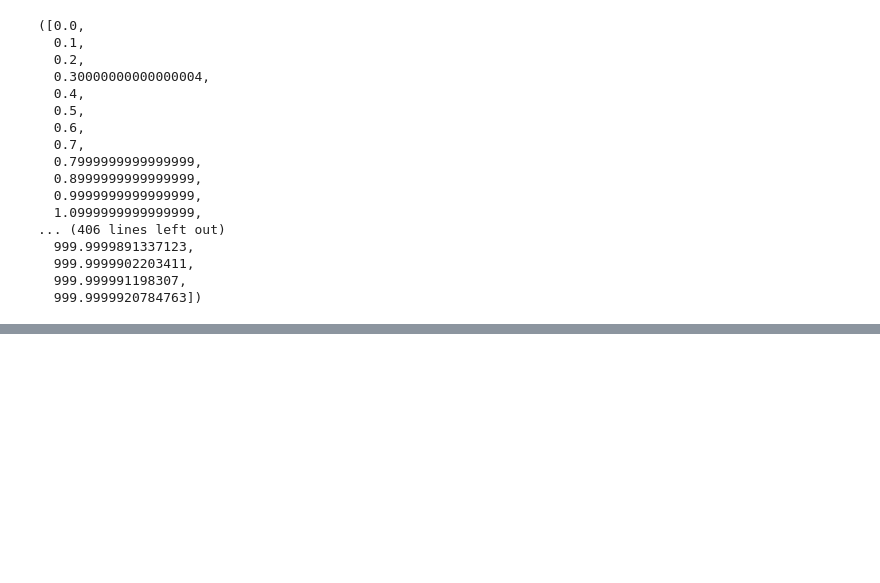
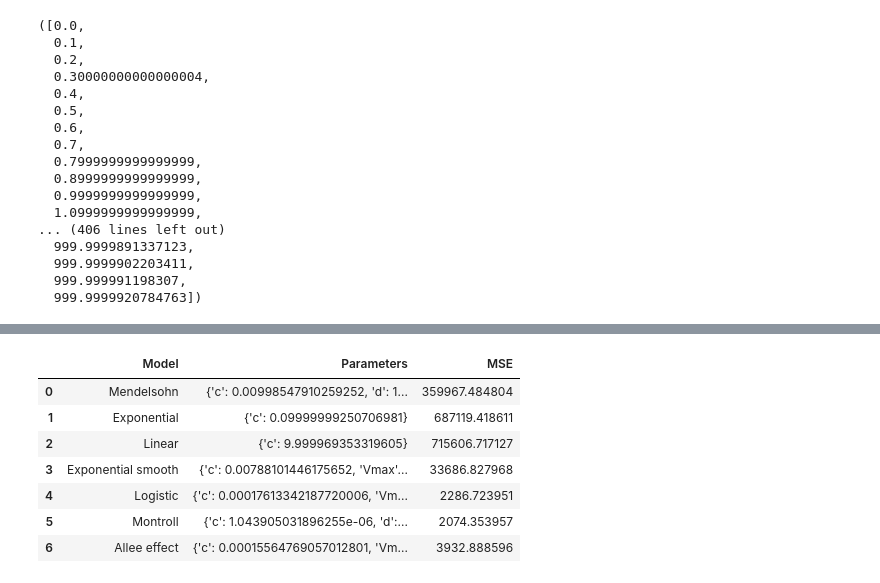
Before and after one commit to FleurLuten/ModellerenVanKankerCasusA, a Jupyter notebook: Logboek/Fleur.ipynb, the cells around one changed output, grey strips where cells are left out. Saved outputs shown, nothing was run; the diff lists cells and outputs as text; code cells hidden in the pictures; blank space fills up the shorter version.

```diff
--- a/Logboek/Fleur.ipynb
+++ b/Logboek/Fleur.ipynb
@@ -234,0 +403,58 @@ Vandaag ga ik bezig met de optimalisatie (workshop 3) en daarna ga ik de modelve
+# %%
+def optimaliseer_model(model_naam, tumor_id):
+
+    # Tumor selecteren
+    tumor = data[data["ID"] == tumor_id].sort_values(by="Day")
+
+    meetdagen = tumor["Day"].to_numpy(dtype=float)
+    meetwaarden = tumor["Size"].to_numpy(dtype=float)
+
+    V0 = meetwaarden[0]
+    t_start = meetdagen[0]
+
+    # Instellingen ophalen
+    instellingen = model_instellingen[model_naam]
+
+    # Model ophalen
+    model = EULER_MODELS[model_naam]
+
+    # Random Search uitvoeren
+    beste_parameters, beste_mse = random_search(
+        model=model,
+        start_parameters=instellingen["start"],
+        stapgroottes=instellingen["stappen"],
+        V0=V0,
+        t_start=t_start,
+        meetdagen=meetdagen,
+        meetwaarden=meetwaarden,
+        dt=0.1,
+        max_tries=1000,
+        grenzen=instellingen["grenzen"]
+    )
+
+    print(f"Model: {model_naam}")
+    print("Beste parameters:", beste_parameters)
+    print("Beste MSE:", beste_mse)
+
+    return beste_parameters, beste_mse
+
+
+resultaten = []
+
+for model_naam in EULER_MODELS:
+
+    parameters, mse = optimaliseer_model(
+        model_naam=model_naam,
+        tumor_id=101
+    )
+
+    resultaten.append({
+        "Model": model_naam,
+        "Parameters": parameters,
+        "MSE": mse
+    })
+
+resultaten_df = pd.DataFrame(resultaten)
+
+display(resultaten_df)
+# %% [output]
@@ -234,0 +478,8 @@ Vandaag ga ik bezig met de optimalisatie (workshop 3) en daarna ga ik de modelve
+|  | Model | Parameters | MSE |
+| 0 | Mendelsohn | {'c': 0.00998547910259252, 'd': 1... | 359967.484804 |
+| 1 | Exponential | {'c': 0.09999999250706981} | 687119.418611 |
+| 2 | Linear | {'c': 9.999969353319605} | 715606.717127 |
+| 3 | Exponential smooth | {'c': 0.00788101446175652, 'Vmax'... | 33686.827968 |
+| 4 | Logistic | {'c': 0.00017613342187720006, 'Vm... | 2286.723951 |
+| 5 | Montroll | {'c': 1.043905031896255e-06, 'd':... | 2074.353957 |
+| 6 | Allee effect | {'c': 0.00015564769057012801, 'Vm... | 3932.888596 |
```
Also changed, not shown: parts of 11 cells of this notebook, 1 other file.
